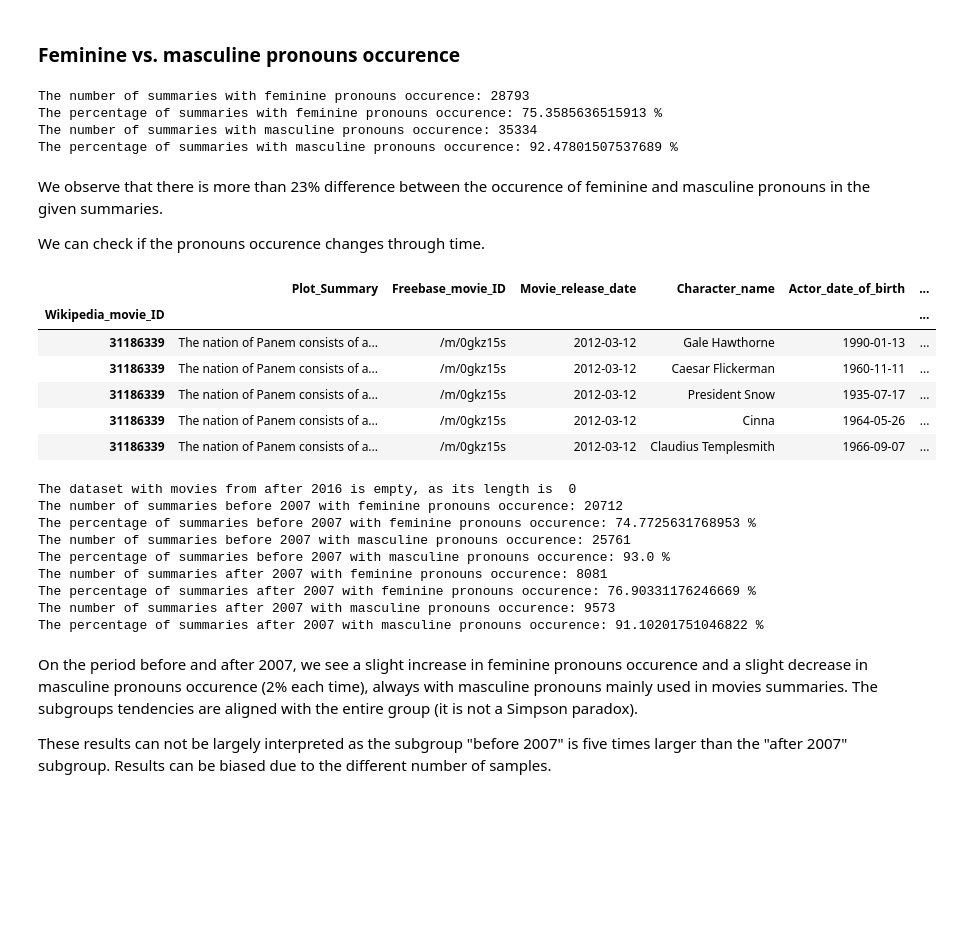
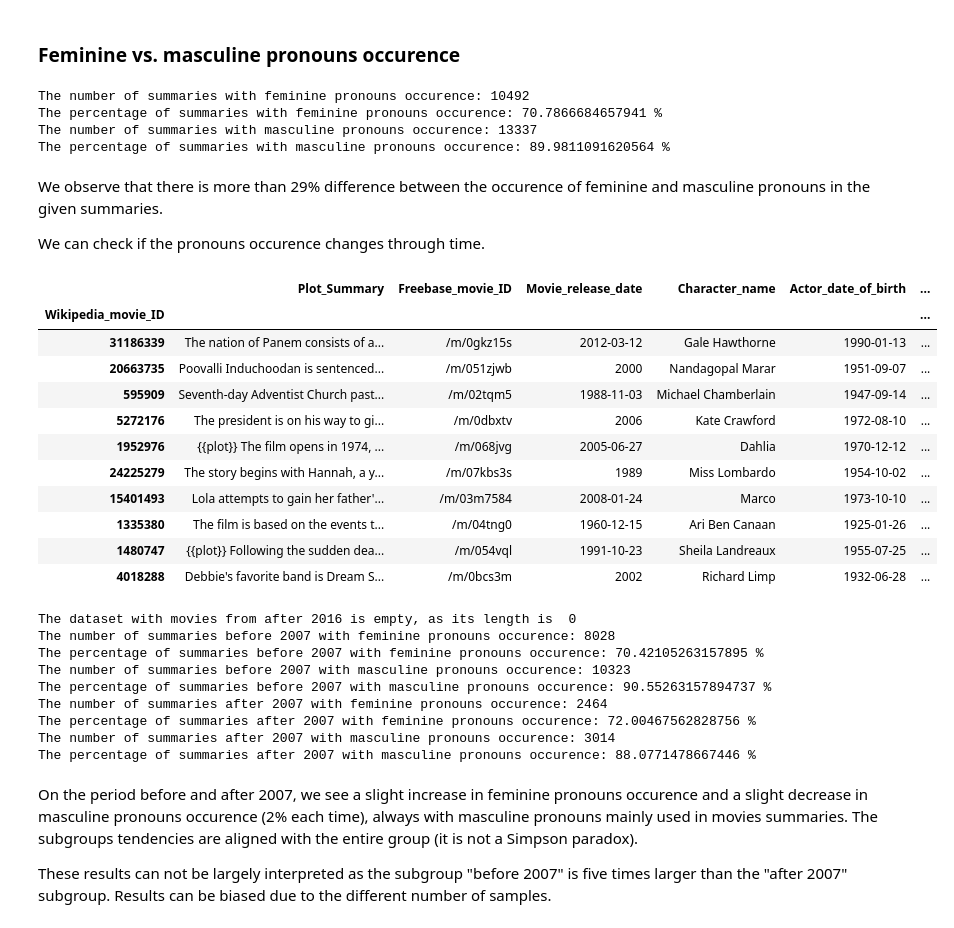
Before and after one commit to epfl-ada/ada-2022-project-cyga, a Jupyter notebook: new_structure.ipynb, the cells around one changed output. Saved outputs shown, nothing was run; the diff lists cells and outputs as text; code cells hidden in the pictures; blank space fills up the shorter version.

```diff
--- a/new_structure.ipynb
+++ b/new_structure.ipynb
@@ -901,6 +901,10 @@ def indicator_variable(dic,x,s):
     :return: indicator variable
     '''
     return int(bool(set(dic[s]) & set(x.lower().split(" "))))
+# %%
+# Keep only 1 example per movie. Here we will keep the first one, but it doesn't matter as we work on the summaries and not on the actors themselves
+
+plot_summaries = plot_summaries.drop_duplicates(subset='Freebase_movie_ID', keep="first")
 # %%
 feature_wordsets = dict([
     # https://en.wikipedia.org/wiki/English_personal_pronouns
@@ -919,24 +923,29 @@ print('The percentage of summaries with feminine pronouns occurence:', 100*(sum(
 print('The number of summaries with masculine pronouns occurence:', sum(plot_summaries["masc_pronoun"]))
 print('The percentage of summaries with masculine pronouns occurence:', 100*(sum(plot_summaries["masc_pronoun"]))/ length_summaries, "%")
 # %% [output]
-The number of summaries with feminine pronouns occurence: 28793
-The percentage of summaries with feminine pronouns occurence: 75.3585636515913 %
-The number of summaries with masculine pronouns occurence: 35334
-The percentage of summaries with masculine pronouns occurence: 92.47801507537689 %
+The number of summaries with feminine pronouns occurence: 10492
+The percentage of summaries with feminine pronouns occurence: 70.7866684657941 %
+The number of summaries with masculine pronouns occurence: 13337
+The percentage of summaries with masculine pronouns occurence: 89.9811091620564 %
 # %% [markdown]
-We observe that there is more than 23% difference between the occurence of feminine and masculine pronouns in the given summaries.
+We observe that there is more than 29% difference between the occurence of feminine and masculine pronouns in the given summaries.
 
 We can check if the pronouns occurence changes through time.
 # %%
-plot_summaries.head(5)
+plot_summaries.head(10)
 # %% [output]
 |  | Plot_Summary | Freebase_movie_ID | Movie_release_date | Character_name | Actor_date_of_birth | ... |
 | Wikipedia_movie_ID |  |  |  |  |  | ... |
 | 31186339 | The nation of Panem consists of a... | /m/0gkz15s | 2012-03-12 | Gale Hawthorne | 1990-01-13 | ... |
-| 31186339 | The nation of Panem consists of a... | /m/0gkz15s | 2012-03-12 | Caesar Flickerman | 1960-11-11 | ... |
-| 31186339 | The nation of Panem consists of a... | /m/0gkz15s | 2012-03-12 | President Snow | 1935-07-17 | ... |
-| 31186339 | The nation of Panem consists of a... | /m/0gkz15s | 2012-03-12 | Cinna | 1964-05-26 | ... |
-| 31186339 | The nation of Panem consists of a... | /m/0gkz15s | 2012-03-12 | Claudius Templesmith | 1966-09-07 | ... |
+| 20663735 | Poovalli Induchoodan is sentenced... | /m/051zjwb | 2000 | Nandagopal Marar | 1951-09-07 | ... |
+| 595909 | Seventh-day Adventist Church past... | /m/02tqm5 | 1988-11-03 | Michael Chamberlain | 1947-09-14 | ... |
+| 5272176 | The president is on his way to gi... | /m/0dbxtv | 2006 | Kate Crawford | 1972-08-10 | ... |
+| 1952976 | {{plot}} The film opens in 1974, ... | /m/068jvg | 2005-06-27 | Dahlia | 1970-12-12 | ... |
+| 24225279 | The story begins with Hannah, a y... | /m/07kbs3s | 1989 | Miss Lombardo | 1954-10-02 | ... |
+| 15401493 | Lola attempts to gain her father'... | /m/03m7584 | 2008-01-24 | Marco | 1973-10-10 | ... |
+| 1335380 | The film is based on the events t... | /m/04tng0 | 1960-12-15 | Ari Ben Canaan | 1925-01-26 | ... |
+| 1480747 | {{plot}} Following the sudden dea... | /m/054vql | 1991-10-23 | Sheila Landreaux | 1955-07-25 | ... |
+| 4018288 | Debbie's favorite band is Dream S... | /m/0bcs3m | 2002 | Richard Limp | 1932-06-28 | ... |
 # %%
 
 summaries_with_date = plot_summaries.dropna()
@@ -964,14 +973,14 @@ print('The number of summaries after 2007 with masculine pronouns occurence:', s
 print('The percentage of summaries after 2007 with masculine pronouns occurence:', 100*(sum(summaries_2007["masc_pronoun"]))/ len(summaries_2007), "%")
 # %% [output]
 The dataset with movies from after 2016 is empty, as its length is  0
-The number of summaries before 2007 with feminine pronouns occurence: 20712
-The percentage of summaries before 2007 with feminine pronouns occurence: 74.7725631768953 %
-The number of summaries before 2007 with masculine pronouns occurence: 25761
-The percentage of summaries before 2007 with masculine pronouns occurence: 93.0 %
-The number of summaries after 2007 with feminine pronouns occurence: 8081
-The percentage of summaries after 2007 with feminine pronouns occurence: 76.90331176246669 %
-The number of summaries after 2007 with masculine pronouns occurence: 9573
-The percentage of summaries after 2007 with masculine pronouns occurence: 91.10201751046822 %
+The number of summaries before 2007 with feminine pronouns occurence: 8028
+The percentage of summaries before 2007 with feminine pronouns occurence: 70.42105263157895 %
+The number of summaries before 2007 with masculine pronouns occurence: 10323
+The percentage of summaries before 2007 with masculine pronouns occurence: 90.55263157894737 %
+The number of summaries after 2007 with feminine pronouns occurence: 2464
+The percentage of summaries after 2007 with feminine pronouns occurence: 72.00467562828756 %
+The number of summaries after 2007 with masculine pronouns occurence: 3014
+The percentage of summaries after 2007 with masculine pronouns occurence: 88.0771478667446 %
 # %% [markdown]
 On the period before and after 2007, we see a slight increase in feminine pronouns occurence and a slight decrease in masculine pronouns occurence (2% each time), always with masculine pronouns mainly used in movies summaries. The subgroups tendencies are aligned with the entire group (it is not a Simpson paradox).
 
```
Also changed, not shown: parts of 17 cells of this notebook.
